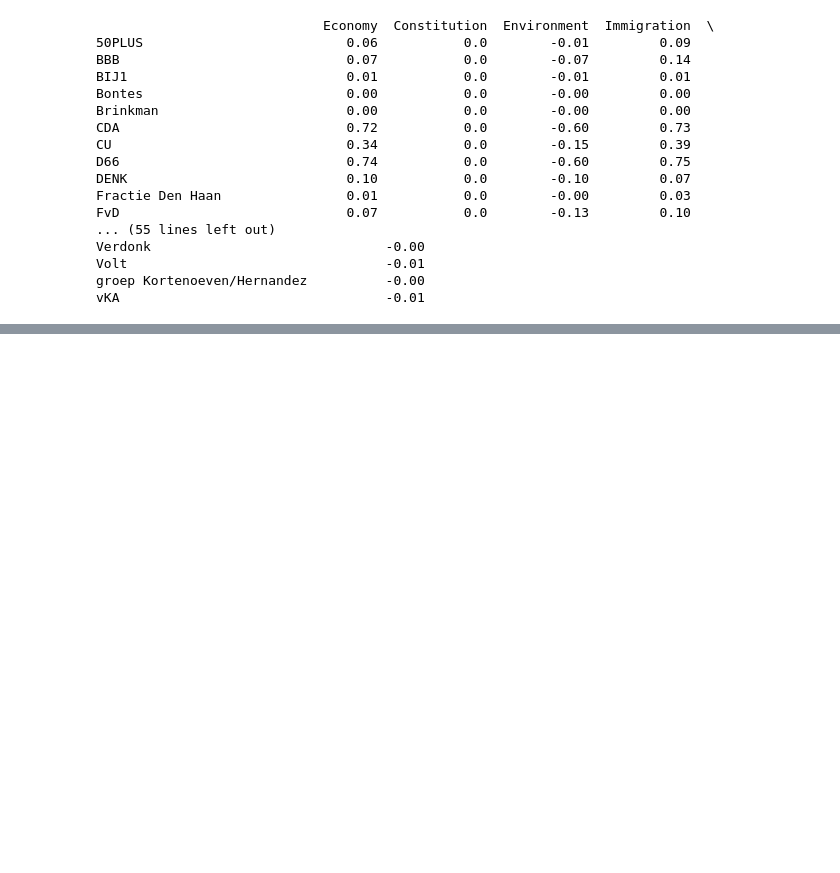
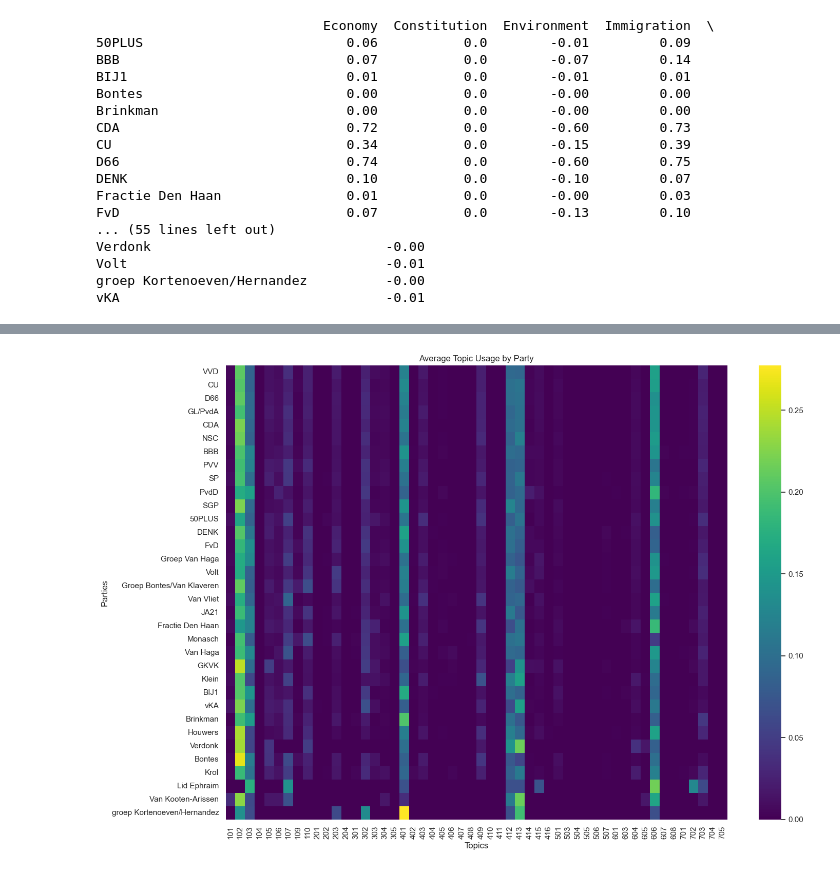
Before and after one commit to merijnvervoorn/coalitie-voorspeller, a Jupyter notebook: jensen-shannon-divergence.ipynb, the cells around one changed output, grey strips where cells are left out. Drawn from its saved outputs; the diff is of its cells as text; code cells hidden in the pictures; blank space fills up the shorter version.

```diff
--- a/jensen-shannon-divergence.ipynb
+++ b/jensen-shannon-divergence.ipynb
@@ -463,0 +503,13 @@ with open("topic_vectors.json", "w") as f:
+# %%
+# Create matrix of average topic distributions for each party
+topic_matrix = pd.DataFrame.from_dict(topic_vectors, orient='index', columns=all_topics)
+
+plt.figure(figsize=(15, 10))
+sns.heatmap(topic_matrix, cmap='viridis')
+plt.title("Average Topic Usage by Party")
+plt.xlabel("Topics")
+plt.ylabel("Parties")
+plt.tight_layout()
+plt.show()
+# %% [output]
+[figure, added]
```
Also changed, not shown: parts of 3 cells of this notebook, 1 other file.
